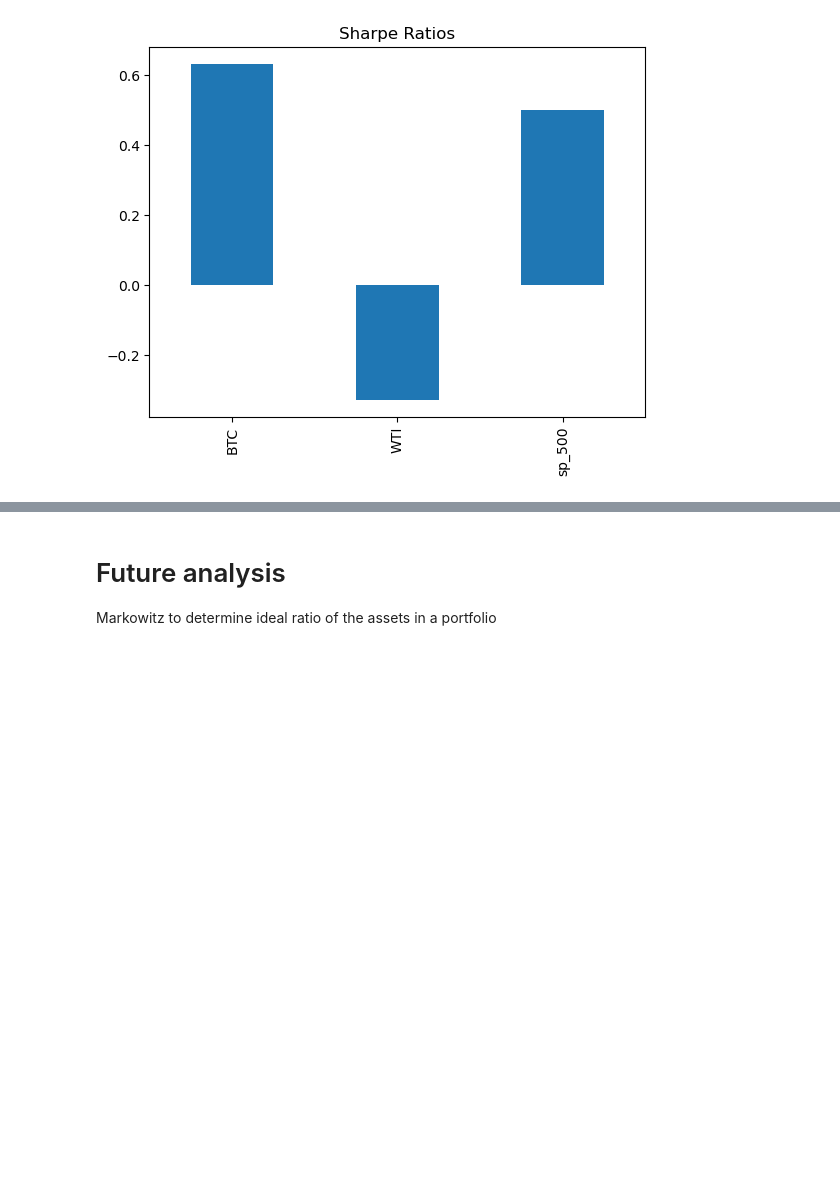
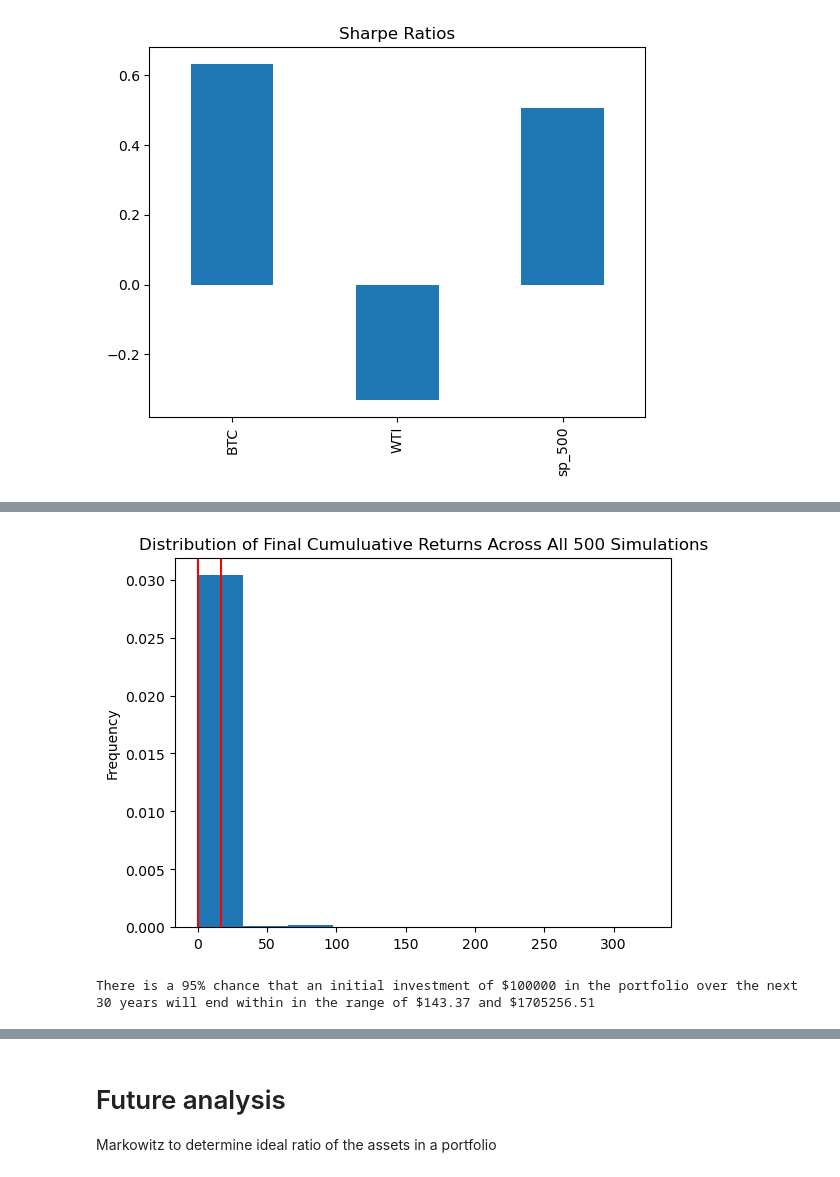
Before and after one commit to robel-codes/asset-correlation-analysis, a Jupyter notebook: DRAFT_data_analysis_cleaned.ipynb, the cells around one changed output, grey strips where cells are left out. Drawn from its saved outputs; the diff is of its cells as text; code cells hidden in the pictures; blank space fills up the shorter version.

```diff
--- a/DRAFT_data_analysis_cleaned.ipynb
+++ b/DRAFT_data_analysis_cleaned.ipynb
@@ -286,3 +454,22 @@ sharpe_ratios.plot(kind="bar", title="Sharpe Ratios")
+# %%
+# Plot probability distribution and confidence intervals
+dist_plot = MC_thirty_year.plot_distribution()
+# %% [output]
+[figure, added]
+# %%
+# Set initial investment
+initial_investment = 100000
+
+# Use the lower and upper `95%` confidence intervals to calculate the range of the possible outcomes of our $20,000
+ci_lower = round(mcs_summary[8]*initial_investment,2)
+ci_upper = round(mcs_summary[9]*initial_investment,2)
+
+# Print results
+print(f"There is a 95% chance that an initial investment of ${initial_investment} in the portfolio"
+      f" over the next 30 years will end within in the range of"
+      f" ${ci_lower} and ${ci_upper}")
+# %% [output]
+There is a 95% chance that an initial investment of $100000 in the portfolio over the next 30 years will end within in the range of $143.37 and $1705256.51
 # %% [markdown]
 # Analysis
 
```
Also changed, not shown: parts of 22 cells of this notebook.
